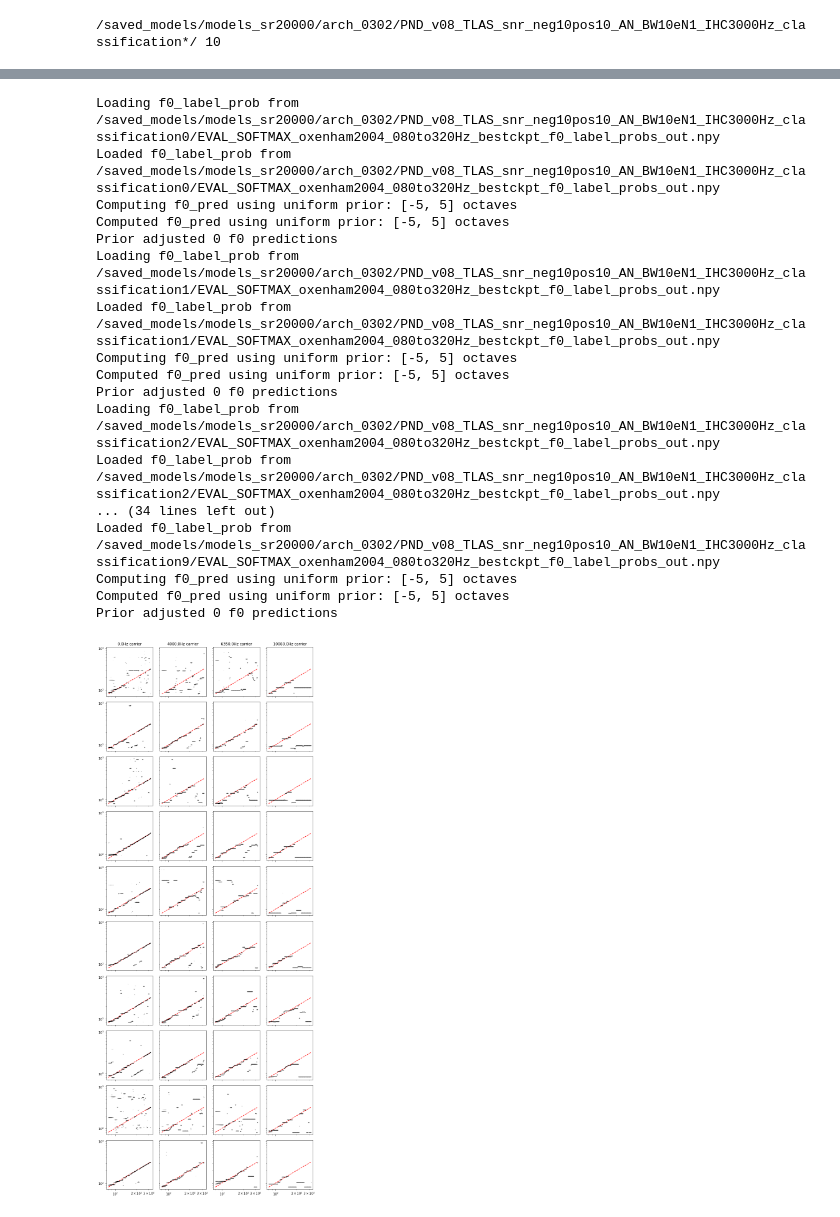
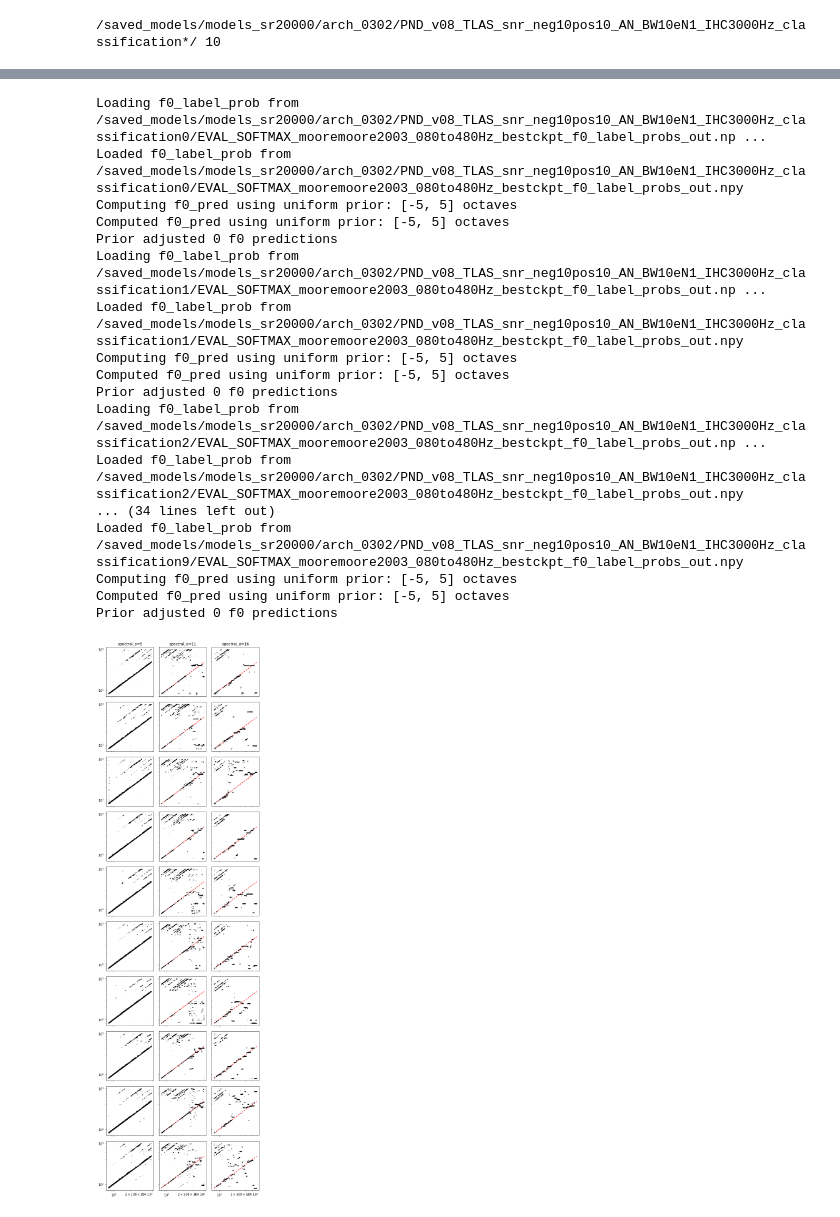
Before and after one commit to msaddler/pitchnet, a Jupyter notebook: assets_psychophysics/notebook_scratch_psychophysics.ipynb, the cells around one changed output, grey strips where cells are left out. Saved outputs shown, nothing was run; the diff lists cells and outputs as text; code cells hidden in the pictures.

```diff
--- a/assets_psychophysics/notebook_scratch_psychophysics.ipynb
+++ b/assets_psychophysics/notebook_scratch_psychophysics.ipynb
@@ -1889,18 +1880,36 @@ import f0dl_bernox
 regex_model_dir = '/saved_models/models_sr20000/arch_0302/PND_v08_TLAS_snr_neg10pos10_AN_BW10eN1_IHC3000Hz_classification*/'
 model_dir = glob.glob(regex_model_dir)[1]
 
-f0_label_true_key = 'f0_label:labels_true'
-f0_label_pred_key = 'f0_label:labels_pred'
-kwargs_f0_bins = {}
+
+experiment_to_basename_map = {
+    'bernox2005': 'EVAL_SOFTMAX_bernox2005_FixedFilter_bestckpt_results_dict.json',
+    'transposedtones': 'EVAL_SOFTMAX_oxenham2004_080to320Hz_v01_bestckpt_results_dict.json',
+    'freqshiftedcomplexes': 'EVAL_SOFTMAX_mooremoore2003_080to480Hz_bestckpt_results_dict.json',
+    'mistunedharmonics': 'EVAL_SOFTMAX_MistunedHarm_v01_bestckpt_results_dict.json',
+    'altphasecomplexes': 'EVAL_SOFTMAX_AltPhase_v01_bestckpt_results_dict.json',
+}
+experiment_to_metadata_key_list_map = {
+    'bernox2005': ['low_harm', 'phase_mode', 'f0'],
+    'transposedtones': ['f_carrier', 'f0'],
+    'freqshiftedcomplexes': [
+        'f0',
+        'f0_shift',
+        'spectral_envelope_centered_harmonic',
+        'spectral_envelope_bandwidth_in_harmonics',
+    ],
+    'mistunedharmonics': ['f0', 'mistuned_harm', 'mistuned_pct'],
+    'altphasecomplexes': ['f0', 'phase_mode', 'filter_fl', 'filter_fh'],
+}
+
+experiment_key = 'freqshiftedcomplexes'
 
 list_expt_dict = []
 for model_dir in sorted(glob.glob(regex_model_dir)):
-    fn_valid = os.path.join(model_dir, 'EVAL_SOFTMAX_oxenham2004_080to320Hz_bestckpt.json')
+    fn = os.path.join(model_dir, experiment_to_basename_map[experiment_key])
+    fn = fn.replace('_results_dict', '')
 
-    expt_dict = f0dl_bernox.load_f0_expt_dict_from_json(fn_valid,
-                                                        metadata_key_list=['f_carrier'],
-                                                        f0_label_true_key=f0_label_true_key,
-                                                        f0_label_pred_key=f0_label_pred_key)
+    metadata_key_list =  experiment_to_metadata_key_list_map[experiment_key]
+    expt_dict = f0dl_bernox.load_f0_expt_dict_from_json(fn, metadata_key_list=metadata_key_list)
     kwargs_f0_prior = {
         'f0_label_prob_key': 'f0_label:probs_out',
         'f0_prior_ref_key': 'f0',
@@ -1909,66 +1918,73 @@ for model_dir in sorted(glob.glob(regex_model_dir)):
             5
         ],
     }
-    expt_dict = f0dl_bernox.add_f0_estimates_to_expt_dict(expt_dict,
-                                                          f0_label_true_key=f0_label_true_key,
-                                                          f0_label_pred_key=f0_label_pred_key,
-                                                          kwargs_f0_prior=kwargs_f0_prior)
+    expt_dict = f0dl_bernox.add_f0_estimates_to_expt_dict(expt_dict, kwargs_f0_prior=kwargs_f0_prior)
     list_expt_dict.append(expt_dict)
 
 f0_bins = stimuli_f0_labels.get_f0_bins(**kwargs_f0_bins)
 # %% [output]
-Loading f0_label_prob from /saved_models/models_sr20000/arch_0302/PND_v08_TLAS_snr_neg10pos10_AN_BW10eN1_IHC3000Hz_classification0/EVAL_SOFTMAX_oxenham2004_080to320Hz_bestckpt_f0_label_probs_out.npy
-Loaded f0_label_prob from /saved_models/models_sr20000/arch_0302/PND_v08_TLAS_snr_neg10pos10_AN_BW10eN1_IHC3000Hz_classification0/EVAL_SOFTMAX_oxenham2004_080to320Hz_bestckpt_f0_label_probs_out.npy
+Loading f0_label_prob from /saved_models/models_sr20000/arch_0302/PND_v08_TLAS_snr_neg10pos10_AN_BW10eN1_IHC3000Hz_classification0/EVAL_SOFTMAX_mooremoore2003_080to480Hz_bestckpt_f0_label_probs_out.np ...
+Loaded f0_label_prob from /saved_models/models_sr20000/arch_0302/PND_v08_TLAS_snr_neg10pos10_AN_BW10eN1_IHC3000Hz_classification0/EVAL_SOFTMAX_mooremoore2003_080to480Hz_bestckpt_f0_label_probs_out.npy
 Computing f0_pred using uniform prior: [-5, 5] octaves
 Computed f0_pred using uniform prior: [-5, 5] octaves
 Prior adjusted 0 f0 predictions
-Loading f0_label_prob from /saved_models/models_sr20000/arch_0302/PND_v08_TLAS_snr_neg10pos10_AN_BW10eN1_IHC3000Hz_classification1/EVAL_SOFTMAX_oxenham2004_080to320Hz_bestckpt_f0_label_probs_out.npy
-Loaded f0_label_prob from /saved_models/models_sr20000/arch_0302/PND_v08_TLAS_snr_neg10pos10_AN_BW10eN1_IHC3000Hz_classification1/EVAL_SOFTMAX_oxenham2004_080to320Hz_bestckpt_f0_label_probs_out.npy
+Loading f0_label_prob from /saved_models/models_sr20000/arch_0302/PND_v08_TLAS_snr_neg10pos10_AN_BW10eN1_IHC3000Hz_classification1/EVAL_SOFTMAX_mooremoore2003_080to480Hz_bestckpt_f0_label_probs_out.np ...
+Loaded f0_label_prob from /saved_models/models_sr20000/arch_0302/PND_v08_TLAS_snr_neg10pos10_AN_BW10eN1_IHC3000Hz_classification1/EVAL_SOFTMAX_mooremoore2003_080to480Hz_bestckpt_f0_label_probs_out.npy
 Computing f0_pred using uniform prior: [-5, 5] octaves
 Computed f0_pred using uniform prior: [-5, 5] octaves
 Prior adjusted 0 f0 predictions
-Loading f0_label_prob from /saved_models/models_sr20000/arch_0302/PND_v08_TLAS_snr_neg10pos10_AN_BW10eN1_IHC3000Hz_classification2/EVAL_SOFTMAX_oxenham2004_080to320Hz_bestckpt_f0_label_probs_out.npy
-Loaded f0_label_prob from /saved_models/models_sr20000/arch_0302/PND_v08_TLAS_snr_neg10pos10_AN_BW10eN1_IHC3000Hz_classification2/EVAL_SOFTMAX_oxenham2004_080to320Hz_bestckpt_f0_label_probs_out.npy
+Loading f0_label_prob from /saved_models/models_sr20000/arch_0302/PND_v08_TLAS_snr_neg10pos10_AN_BW10eN1_IHC3000Hz_classification2/EVAL_SOFTMAX_mooremoore2003_080to480Hz_bestckpt_f0_label_probs_out.np ...
+Loaded f0_label_prob from /saved_models/models_sr20000/arch_0302/PND_v08_TLAS_snr_neg10pos10_AN_BW10eN1_IHC3000Hz_classification2/EVAL_SOFTMAX_mooremoore2003_080to480Hz_bestckpt_f0_label_probs_out.npy
 ... (34 lines left out)
-Loaded f0_label_prob from /saved_models/models_sr20000/arch_0302/PND_v08_TLAS_snr_neg10pos10_AN_BW10eN1_IHC3000Hz_classification9/EVAL_SOFTMAX_oxenham2004_080to320Hz_bestckpt_f0_label_probs_out.npy
+Loaded f0_label_prob from /saved_models/models_sr20000/arch_0302/PND_v08_TLAS_snr_neg10pos10_AN_BW10eN1_IHC3000Hz_classification9/EVAL_SOFTMAX_mooremoore2003_080to480Hz_bestckpt_f0_label_probs_out.npy
 Computing f0_pred using uniform prior: [-5, 5] octaves
 Computed f0_pred using uniform prior: [-5, 5] octaves
 Prior adjusted 0 f0 predictions
 # %%
+key_col = 'f_carrier'
+key_col = 'low_harm'
+key_col = 'mistuned_harm'
+key_col = 'spectral_envelope_centered_harmonic'
+
+list_val_col = np.unique(expt_dict[key_col])
+# list_val_col = [1, 2, 4, 8, 16]
+
 nrows = len(list_expt_dict)
-ncols = len(np.unique(expt_dict['f_carrier']))
+ncols = len(list_val_col)
 fig, ax = plt.subplots(nrows=nrows,
                        ncols=ncols,
                        figsize=(2.5*ncols, 2.5*nrows),
                        sharex=True,
                        sharey=True)
 
-import pdb
-
-for c, f_carrier in enumerate(np.unique(expt_dict['f_carrier'])):
+for c, val_col in enumerate(list_val_col):
     for r, expt_dict in enumerate(list_expt_dict):
-        sub_expt_dict = f0dl_bernox.filter_expt_dict(expt_dict, filter_dict={'f_carrier': f_carrier})
+        sub_expt_dict = f0dl_bernox.filter_expt_dict(expt_dict, filter_dict={key_col: val_col})
         f0_true = sub_expt_dict['f0'].reshape([-1, 1])
         f0_pred = sub_expt_dict['f0_pred'].reshape([-1, 1])
 #         f0_pred_oct = f0_pred * np.power(2., np.arange(-4, 5, 1)).reshape([1, -1])
 #         f0_err_vals = np.abs(f0_pred_oct - f0_true) / f0_true
 #         IDX = np.argmin(f0_err_vals, axis=1)
 #         xvals = []
 #         yvals = []
 #         for itr0 in range(f0_true.shape[0]):
 #             xvals.append(f0_true[itr0, 0])
 #             yvals.append(f0_pred_oct[itr0, IDX[itr0]])
         xvals = np.squeeze(f0_true)
         yvals = np.squeeze(f0_pred)
         ax[r, c].plot(xvals, xvals, 'r--')
         ax[r, c].plot(xvals, yvals, 'k.', ms=0.1)
         ax[r, c].set_xscale('log')
         ax[r, c].set_yscale('log')
 
         if r == 0:
-            ax[r, c].set_title('{}Hz carrier'.format(f_carrier))
+            if len(key_col) > 10:
+                title_str = '{}={}'.format(key_col[:10], val_col)
+            else:
+                title_str = '{}={}'.format(key_col, val_col)
+            ax[r, c].set_title(title_str)
 
 plt.tight_layout()
 plt.show()
 # %% [output]
-[figure, old version]
+[figure, new version]
```
Also changed, not shown: parts of 10 cells of this notebook.
